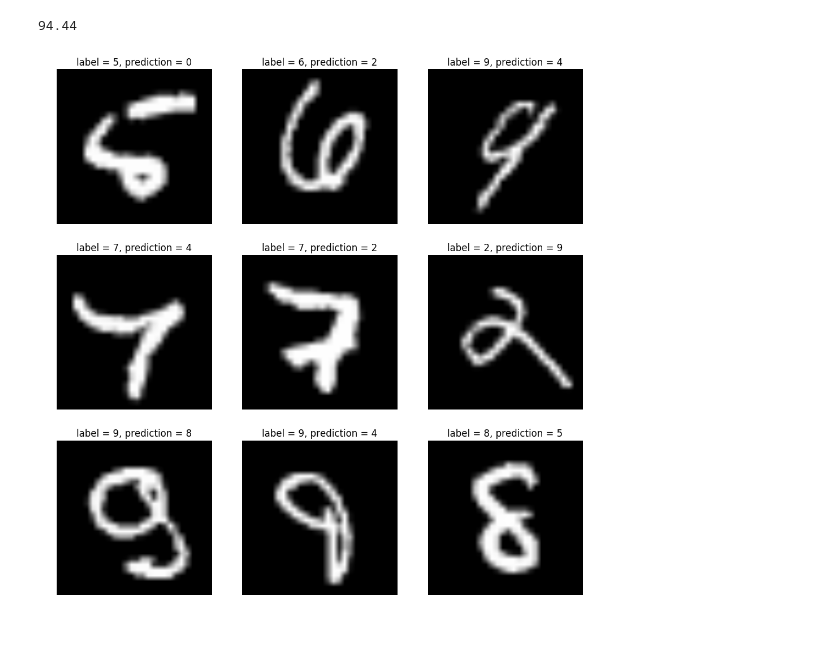
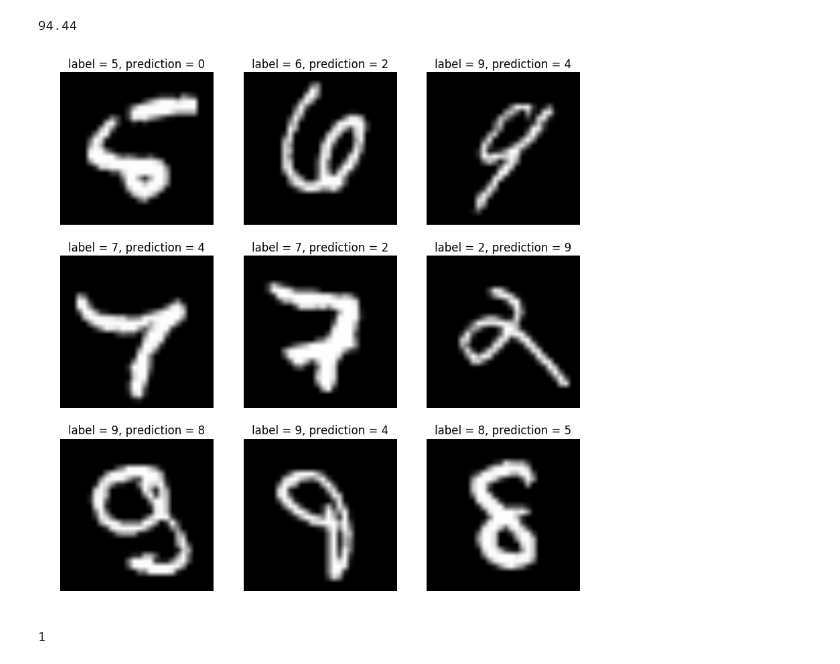
Before and after one commit to artemohanjanyan/ml-hw, a Jupyter notebook: nn/nn.ipynb, the cells around one changed output. Cells and saved outputs as stored; diff of their text form; code cells hidden in the pictures.

```diff
--- a/nn/nn.ipynb
+++ b/nn/nn.ipynb
@@ -97,12 +98,18 @@ print(accuracy)
 # %% [output]
 94.44
 # %%
-fig = plt.figure(figsize = (12, 12))
+fig = plt.figure(figsize = (10, 10))
 for i, wrong_i in zip(range(9), wrong_answers):
     subplot = fig.add_subplot(3, 3, i + 1)
     subplot.imshow(test_images()[wrong_i], cmap='gray')
     subplot.axis("off")
     subplot.set_title("label = {}, prediction = {}".format(test_labels()[wrong_i], test_predictions[wrong_i]))
 plt.show()
 # %% [output]
-[figure, old version]
+[figure, new version]
+# %%
+digit = (1 - plt.imread("digit.png")) * 255
+digit = imresize(digit, (28, 28))
+mnistNN.predict(digit)
+# %% [output]
+1
```
Also changed, not shown: parts of 1 cell of this notebook, 1 other file.
